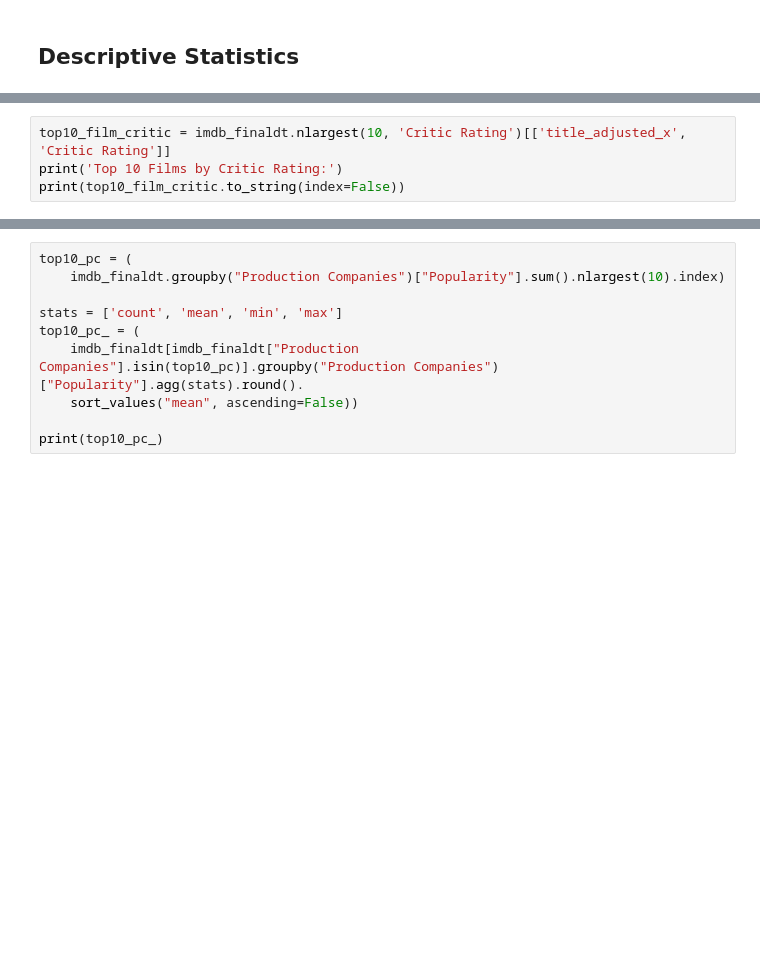
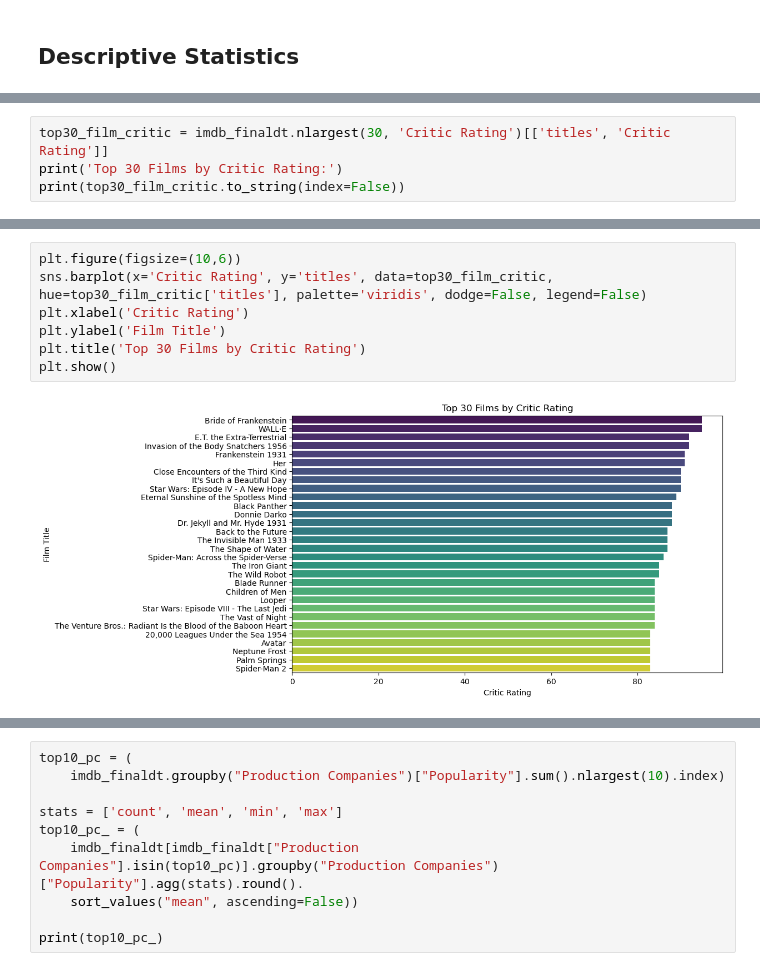
Before and after one commit to josekawan1/Data-Analysis, a Jupyter notebook: data_analysis_IMDB.ipynb, the cells around one changed output, grey strips where cells are left out. Drawn from its saved outputs; the diff is of its cells as text; blank space fills up the shorter version.

```diff
--- a/data_analysis_IMDB.ipynb
+++ b/data_analysis_IMDB.ipynb
@@ -754,5 +775,5 @@ Star War the Third Gathers: The Backstroke of the West          8.8
 # %%
-top10_film_critic = imdb_finaldt.nlargest(10, 'Critic Rating')[['title_adjusted_x', 'Critic Rating']]
-print('Top 10 Films by Critic Rating:')
-print(top10_film_critic.to_string(index=False))
+top30_film_critic = imdb_finaldt.nlargest(30, 'Critic Rating')[['titles', 'Critic Rating']]
+print('Top 30 Films by Critic Rating:')
+print(top30_film_critic.to_string(index=False))
 # %% [output]
@@ -770,0 +797,9 @@ Eternal Sunshine of the Spotless Mind           89.0
+# %%
+plt.figure(figsize=(10,6))
+sns.barplot(x='Critic Rating', y='titles', data=top30_film_critic, hue=top30_film_critic['titles'], palette='viridis', dodge=False, legend=False)
+plt.xlabel('Critic Rating')
+plt.ylabel('Film Title')
+plt.title('Top 30 Films by Critic Rating')
+plt.show()
+# %% [output]
+[figure, added]
```
Also changed, not shown: parts of 40 cells of this notebook.
